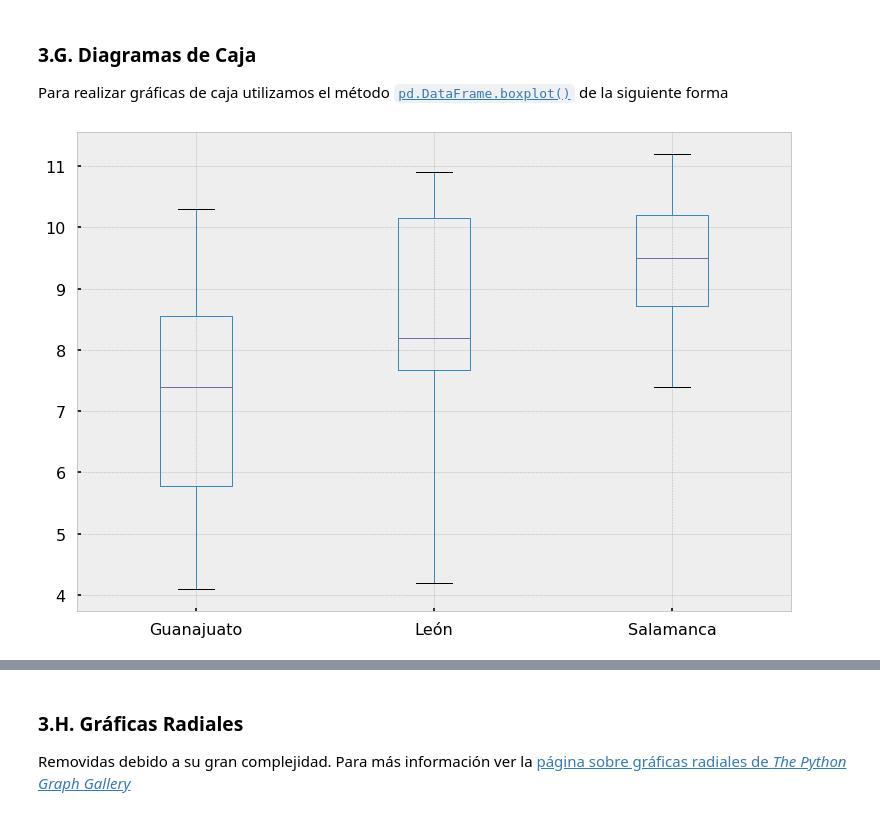
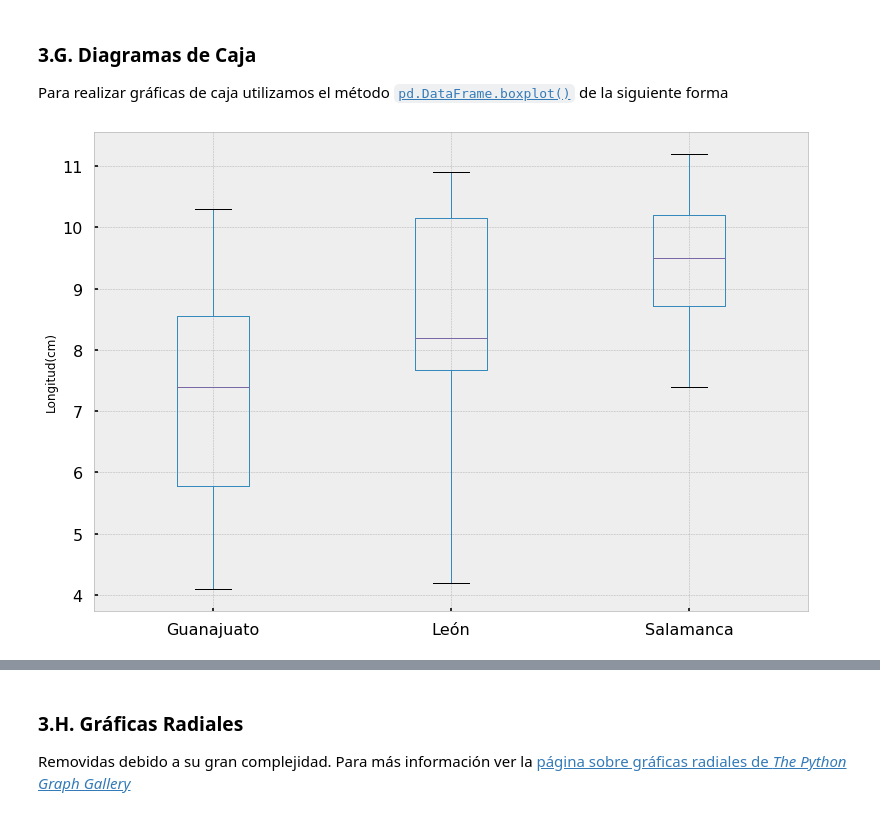
Before and after one commit to jdbr99/computo-cientifico-python, a Jupyter notebook: 08-matplotlib-especializado/matplotlib-especializado.ipynb, the cells around one changed output, grey strips where cells are left out. Saved outputs shown, nothing was run; the diff lists cells and outputs as text; code cells hidden in the pictures.

```diff
--- a/08-matplotlib-especializado/matplotlib-especializado.ipynb
+++ b/08-matplotlib-especializado/matplotlib-especializado.ipynb
@@ -165,7 +165,8 @@ Para realizar gráficas de caja utilizamos el método [`pd.DataFrame.boxplot()`]
 # %%
 lombrices = pd.read_excel('lombrices.xlsx')
 fig, ax = plt.subplots()
 ax = lombrices.boxplot()
+ax.set_ylabel("Longitud(cm)")
 plt.show()
 # %% [output]
-[figure, old version]
+[figure, new version]
```
Also changed, not shown: parts of 4 cells of this notebook, 1 other file.
